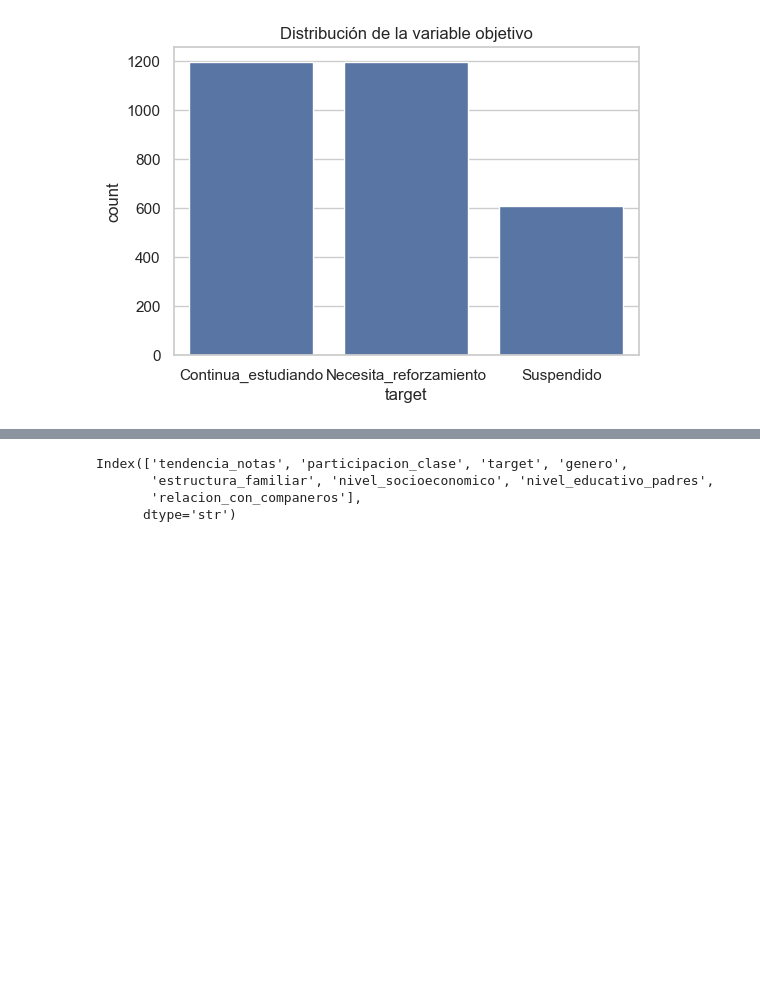
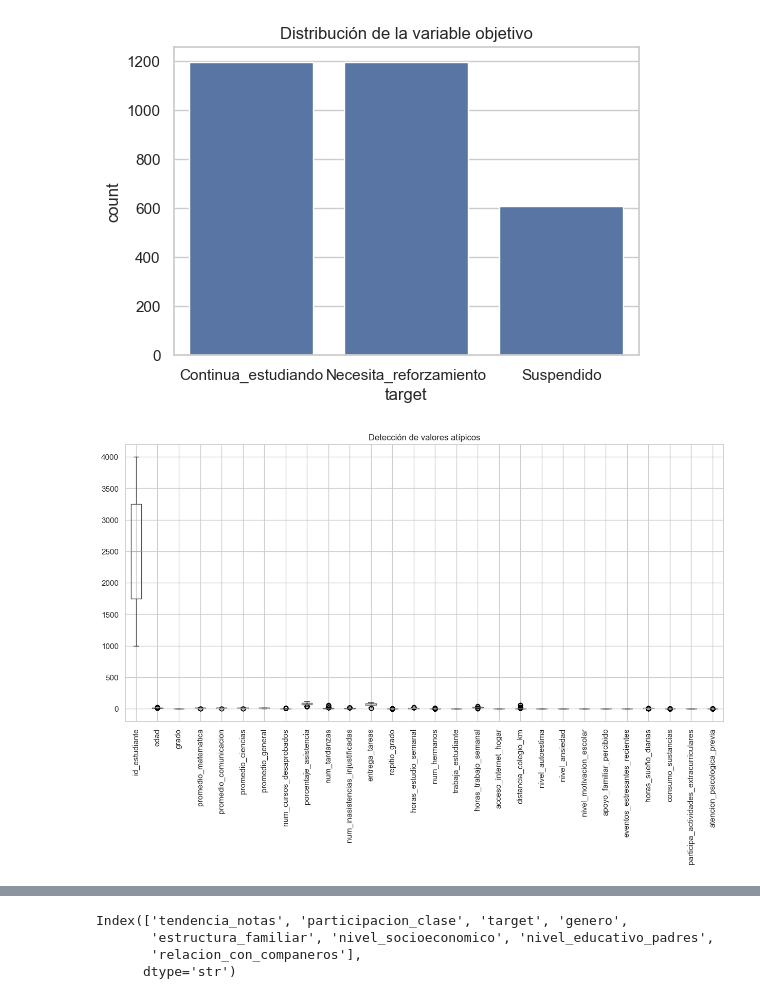
Before and after one commit to dimxelk/Mineria-Datos, a Jupyter notebook: Examen.ipynb, the cells around one changed output, grey strips where cells are left out. Saved outputs shown, nothing was run; the diff lists cells and outputs as text; code cells hidden in the pictures; blank space fills up the shorter version.

```diff
--- a/Examen.ipynb
+++ b/Examen.ipynb
@@ -252,3 +252,13 @@ plt.title("Distribución de la variable objetivo")
 plt.show()
 # %% [output]
 [figure]
+# %%
+#Outliders
+numericas = df.select_dtypes(include=["int64","float64"]).columns
+
+plt.figure(figsize=(15,7))
+df[numericas].boxplot(rot=90)
+plt.title("Detección de valores atípicos")
+plt.show()
+# %% [output]
+[figure, added]
```
Also changed, not shown: parts of 4 cells of this notebook.
